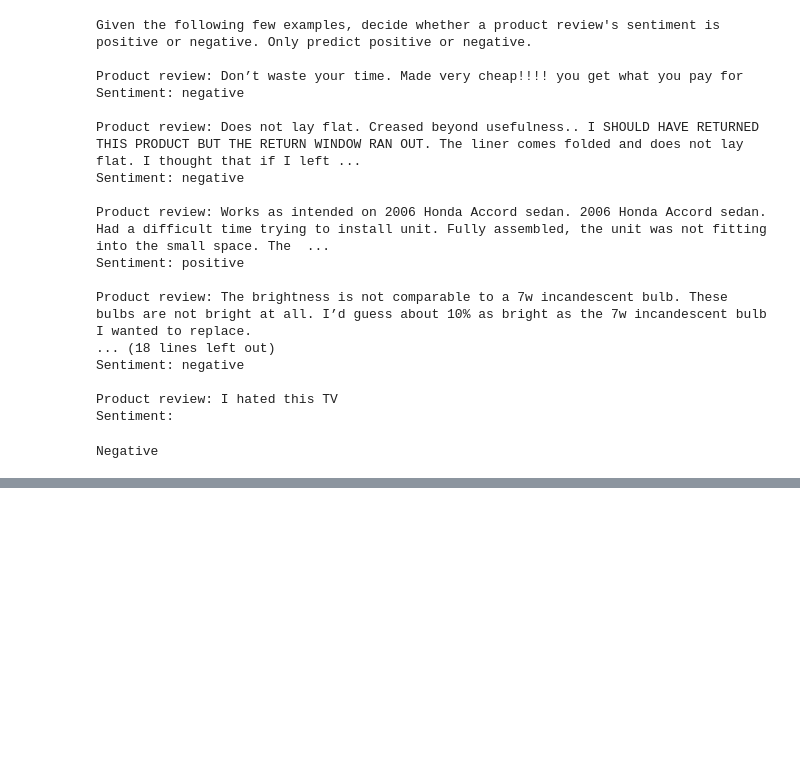
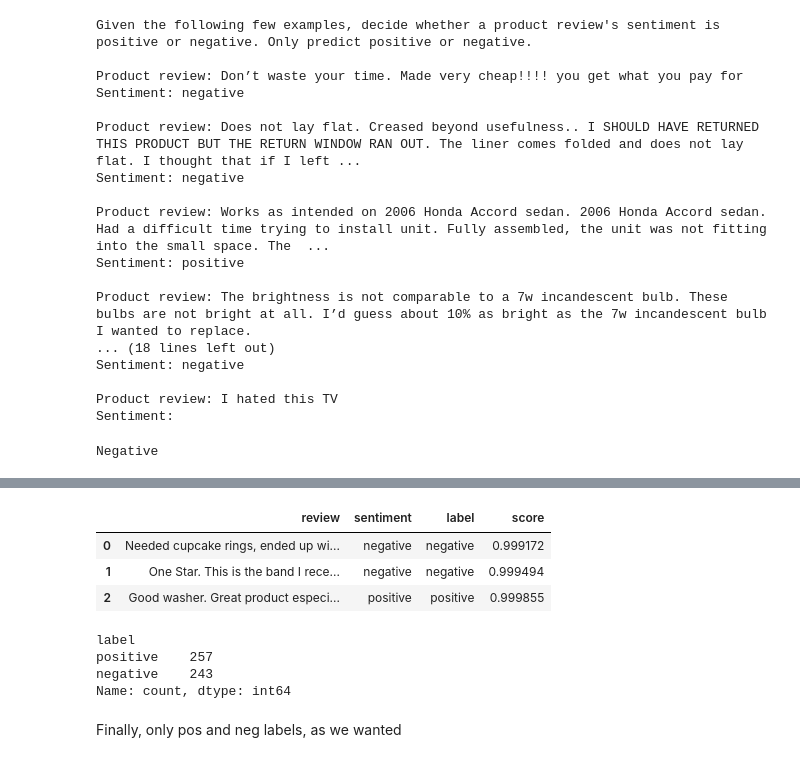
Before and after one commit to kristofrabay/GenerativeAI_experiments, a Jupyter notebook: nbs/classification_benchmarks.ipynb, the cells around one changed output, grey strips where cells are left out. Cells and saved outputs as stored; diff of their text form; code cells hidden in the pictures; blank space fills up the shorter version.

```diff
--- a/nbs/classification_benchmarks.ipynb
+++ b/nbs/classification_benchmarks.ipynb
@@ -382,0 +591,17 @@ pd.DataFrame(confusion_matrix(GPT_prompted_results['sentiment'], GPT_prompted_re
+# %%
+GPT_ft_results = pd.concat([data, GPT_ft_output], axis = 1)
+GPT_ft_results.head(3)
+# %% [output]
+|  | review | sentiment | label | score |
+| 0 | Needed cupcake rings, ended up wi... | negative | negative | 0.999172 |
+| 1 | One Star. This is the band I rece... | negative | negative | 0.999494 |
+| 2 | Good washer. Great product especi... | positive | positive | 0.999855 |
+# %%
+GPT_ft_results['label'].value_counts()
+# %% [output]
+label
+positive    257
+negative    243
+Name: count, dtype: int64
+# %% [markdown]
+Finally, only pos and neg labels, as we wanted
```
Also changed, not shown: parts of 35 cells of this notebook.
